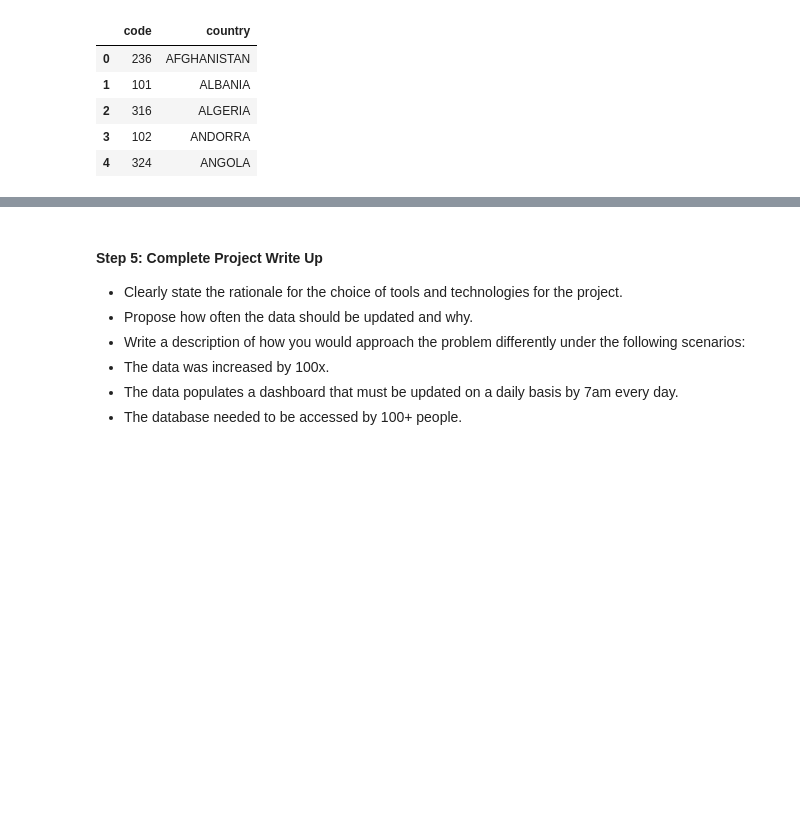
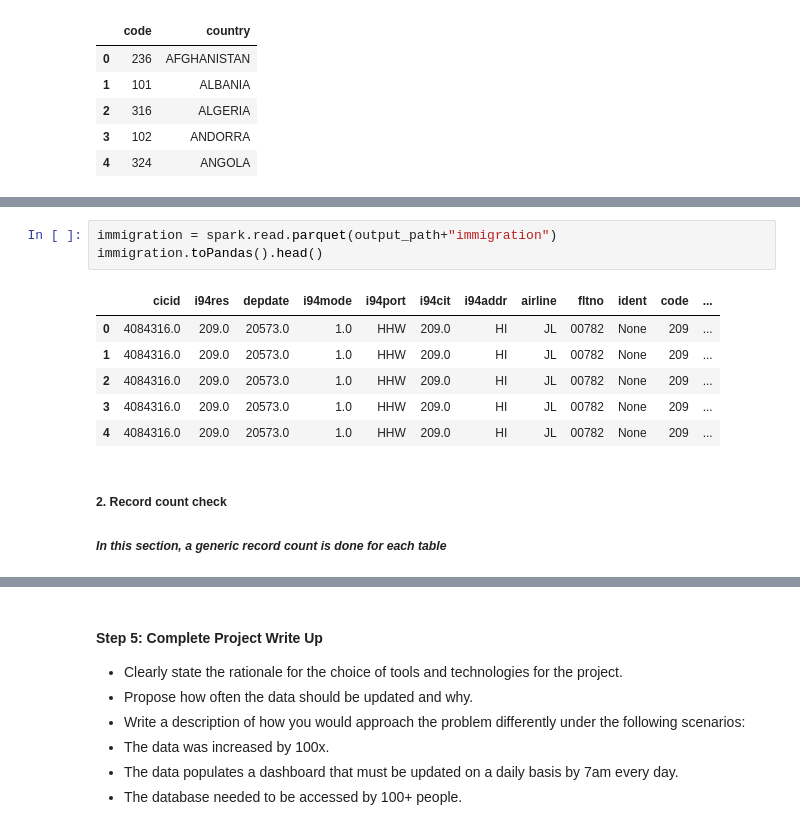
Before and after one commit to moulivirunchipuram/capstone, a Jupyter notebook: Capstone Project Template.ipynb, the cells around one changed output, grey strips where cells are left out. Cells and saved outputs as stored; diff of their text form; blank space fills up the shorter version.

```diff
--- a/Capstone Project Template.ipynb
+++ b/Capstone Project Template.ipynb
@@ -664,0 +671,13 @@ Create a data dictionary for your data model. For each field, provide a brief de
+# %%
+immigration = spark.read.parquet(output_path+"immigration")
+immigration.toPandas().head()
+# %% [output]
+|  | cicid | i94res | depdate | i94mode | i94port | i94cit | i94addr | airline | fltno | ident | code | ... |
+| 0 | 4084316.0 | 209.0 | 20573.0 | 1.0 | HHW | 209.0 | HI | JL | 00782 | None | 209 | ... |
+| 1 | 4084316.0 | 209.0 | 20573.0 | 1.0 | HHW | 209.0 | HI | JL | 00782 | None | 209 | ... |
+| 2 | 4084316.0 | 209.0 | 20573.0 | 1.0 | HHW | 209.0 | HI | JL | 00782 | None | 209 | ... |
+| 3 | 4084316.0 | 209.0 | 20573.0 | 1.0 | HHW | 209.0 | HI | JL | 00782 | None | 209 | ... |
+| 4 | 4084316.0 | 209.0 | 20573.0 | 1.0 | HHW | 209.0 | HI | JL | 00782 | None | 209 | ... |
+# %% [markdown]
+##### 2. Record count check
+##### _In this section, a generic record count is done for each table_
```
Also changed, not shown: parts of 66 cells of this notebook, 4 other files.
